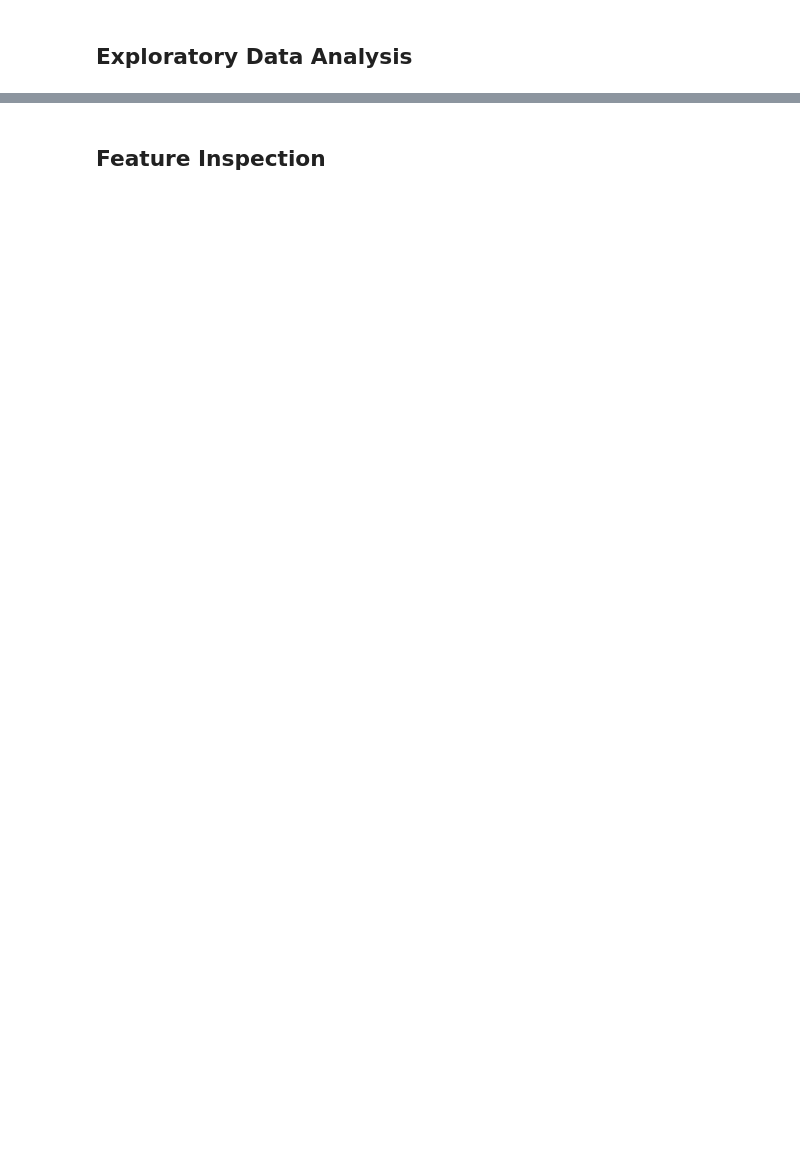
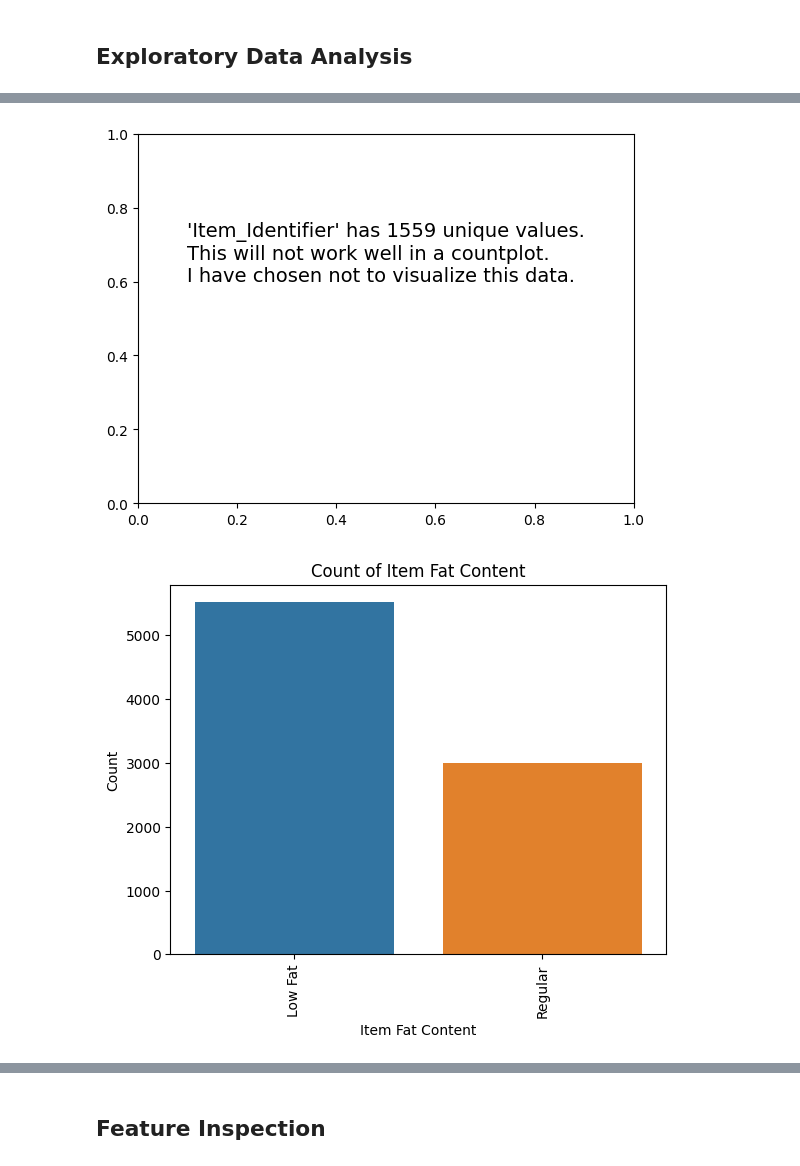
Before and after one commit to Gondram/Prediction-of-Product-Sales, a Jupyter notebook: Prediction_of_Product_Sales.ipynb, the cells around one changed output, grey strips where cells are left out. Saved outputs shown, nothing was run; the diff lists cells and outputs as text; code cells hidden in the pictures; blank space fills up the shorter version.

```diff
--- a/Prediction_of_Product_Sales.ipynb
+++ b/Prediction_of_Product_Sales.ipynb
@@ -352,0 +435,18 @@ dtype: float64
+# %%
+# And now I make the for loop to make the countplots
+# I included an if statement to catch and handle any column that will not work with a countplot
+for column in cat_cols:
+  print("\n")
+  uq_count = int(df[column].nunique())
+  column_name = column.replace("_"," ")
+  if uq_count > 20:
+    ax = sns.lineplot()
+    ax.text(0.1, 0.6, f"'{column}' has {uq_count} unique values. \nThis will not work well in a countplot.\nI have chosen not to visualize this data.", fontsize = 14)
+
+  else:
+    count_plot(df,column)
+
+  plt.show()
+# %% [output]
+[figure, added]
+[figure, added]
```
Also changed, not shown: parts of 14 cells of this notebook.
